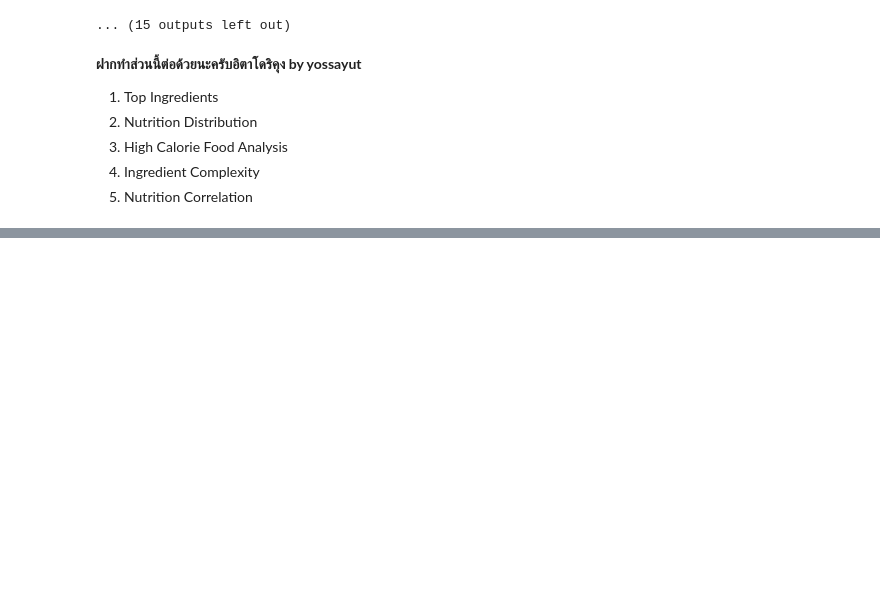
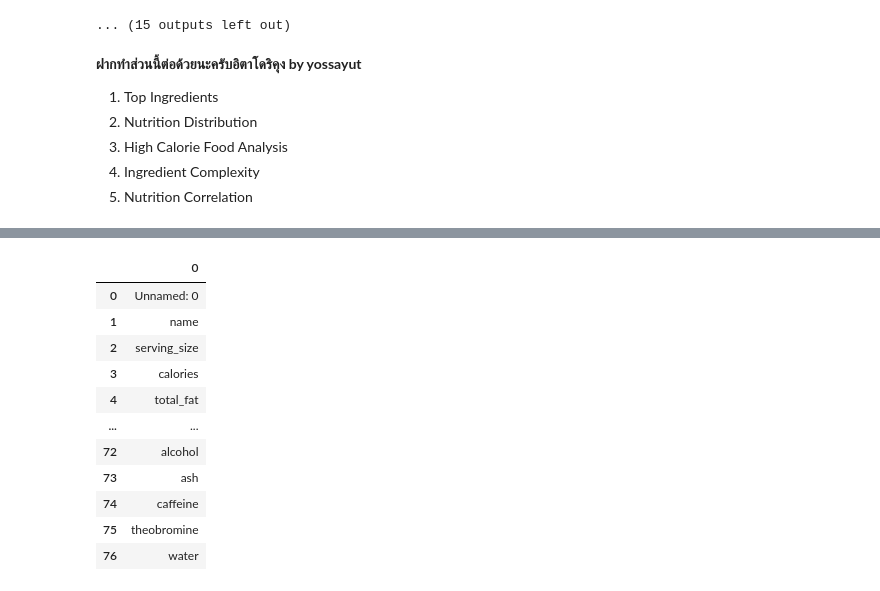
Before and after one commit to YossayutRT/Welly-AI-Final-Project-, a Jupyter notebook: Notebooks/eda.ipynb, the cells around one changed output, grey strips where cells are left out. Cells and saved outputs as stored; diff of their text form; code cells hidden in the pictures; blank space fills up the shorter version.

```diff
--- a/Notebooks/eda.ipynb
+++ b/Notebooks/eda.ipynb
@@ -326,0 +614,72 @@ Outlier summary (IQR):
+# %%
+# 4) Ingredient Complexity
+ingredient_df = ingredients.copy()
+
+def pick_first_existing(columns, candidates):
+    for c in candidates:
+        if c in columns:
+            return c
+    return None
+
+recipe_id_col = pick_first_existing(ingredient_df.columns, ["recipe_id", "recipeid", "recipeId", "id"])
+name_col = pick_first_existing(ingredient_df.columns, ["ingredient_name", "ingredient", "name"])
+
+if recipe_id_col is None:
+    print("No recipe id column found. Available columns:")
+    display(ingredient_df.columns.to_frame(index=False))
+else:
+    if name_col is None:
+        complexity = ingredient_df.groupby(recipe_id_col).size().rename("ingredient_count").reset_index()
+    else:
+        complexity = (
+            ingredient_df[[recipe_id_col, name_col]]
+            .dropna()
+            .assign(**{name_col: lambda d: d[name_col].astype(str).str.strip().str.lower()})
+            .groupby(recipe_id_col)[name_col]
+            .nunique()
+            .rename("ingredient_count")
+            .reset_index()
+        )
+
+    display(complexity["ingredient_count"].describe())
+
+    plt.figure(figsize=(10, 6))
+    if sns is not None:
+        sns.histplot(complexity["ingredient_count"], bins=30, kde=True, color="#4C78A8")
+    else:
+        plt.hist(complexity["ingredient_count"], bins=30, color="#4C78A8", edgecolor="white")
+    plt.title("Ingredient Complexity Distribution")
+    plt.xlabel("Number of Ingredients per Recipe")
+    plt.ylabel("Count")
+    plt.tight_layout()
+    plt.show()
+
+    top_n = 15
+    top_complex = complexity.sort_values("ingredient_count", ascending=False).head(top_n)
+
+    recipe_name_col = pick_first_existing(recipes.columns, ["name", "recipe_name", "title"])
+    if recipe_name_col is not None and recipe_id_col in recipes.columns:
+        top_complex = top_complex.merge(
+            recipes[[recipe_id_col, recipe_name_col]], on=recipe_id_col, how="left"
+        )
+        display(top_complex[[recipe_id_col, recipe_name_col, "ingredient_count"]])
+    else:
+        display(top_complex[[recipe_id_col, "ingredient_count"]])
+
+    plt.figure(figsize=(10, 7))
+    if sns is not None:
+        sns.barplot(
+            data=top_complex,
+            x="ingredient_count",
+            y=recipe_id_col,
+            color="#72B7B2",
+        )
+    else:
+        plt.barh(top_complex[recipe_id_col].astype(str), top_complex["ingredient_count"], color="#72B7B2")
+        plt.gca().invert_yaxis()
+    plt.title(f"Top {top_n} Most Complex Recipes")
+    plt.xlabel("Ingredient Count")
+    plt.ylabel("Recipe")
+    plt.tight_layout()
+    plt.show()
+# %% [output]
@@ -326,0 +687,12 @@ Outlier summary (IQR):
+|  | 0 |
+| 0 | Unnamed: 0 |
+| 1 | name |
+| 2 | serving_size |
+| 3 | calories |
+| 4 | total_fat |
+| ... | ... |
+| 72 | alcohol |
+| 73 | ash |
+| 74 | caffeine |
+| 75 | theobromine |
+| 76 | water |
```
Also changed, not shown: parts of 10 cells of this notebook.
